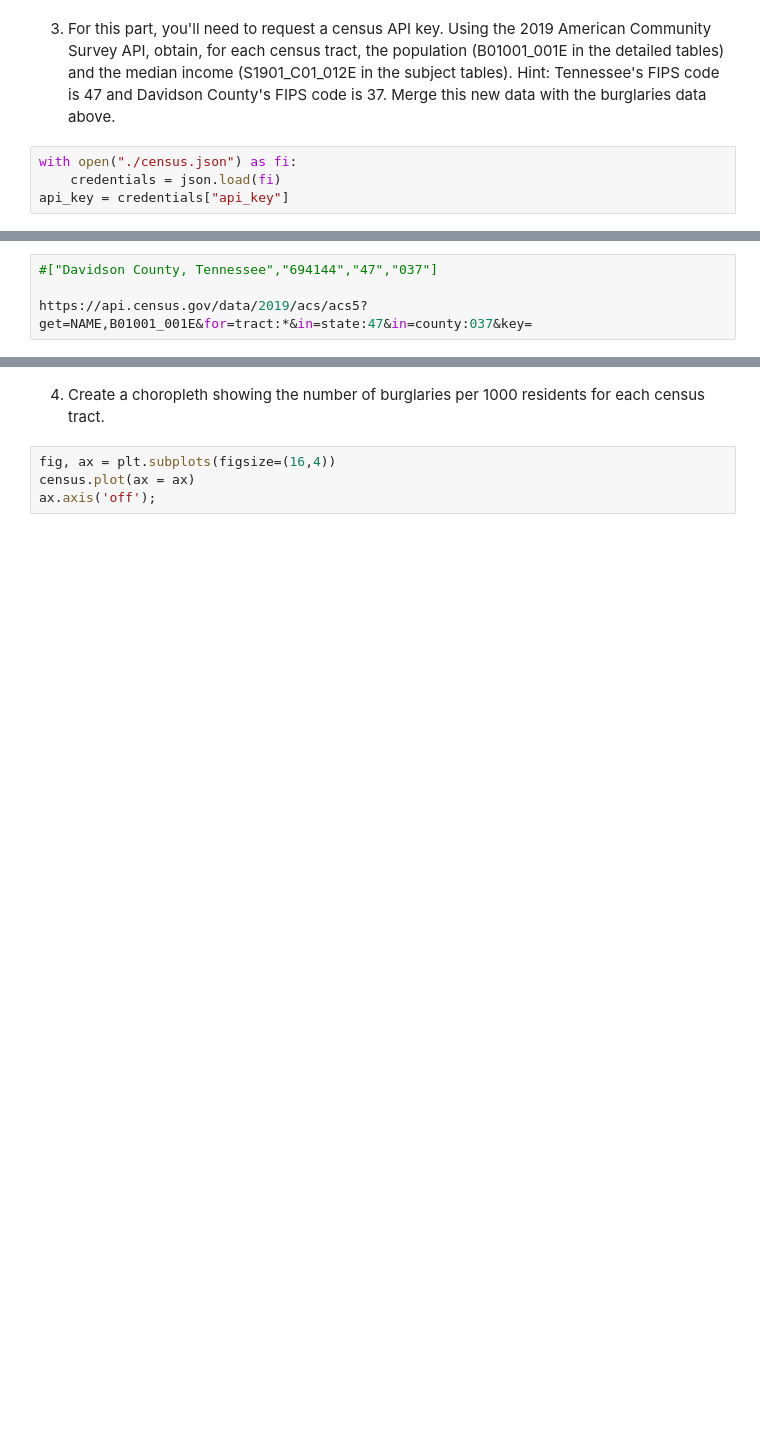
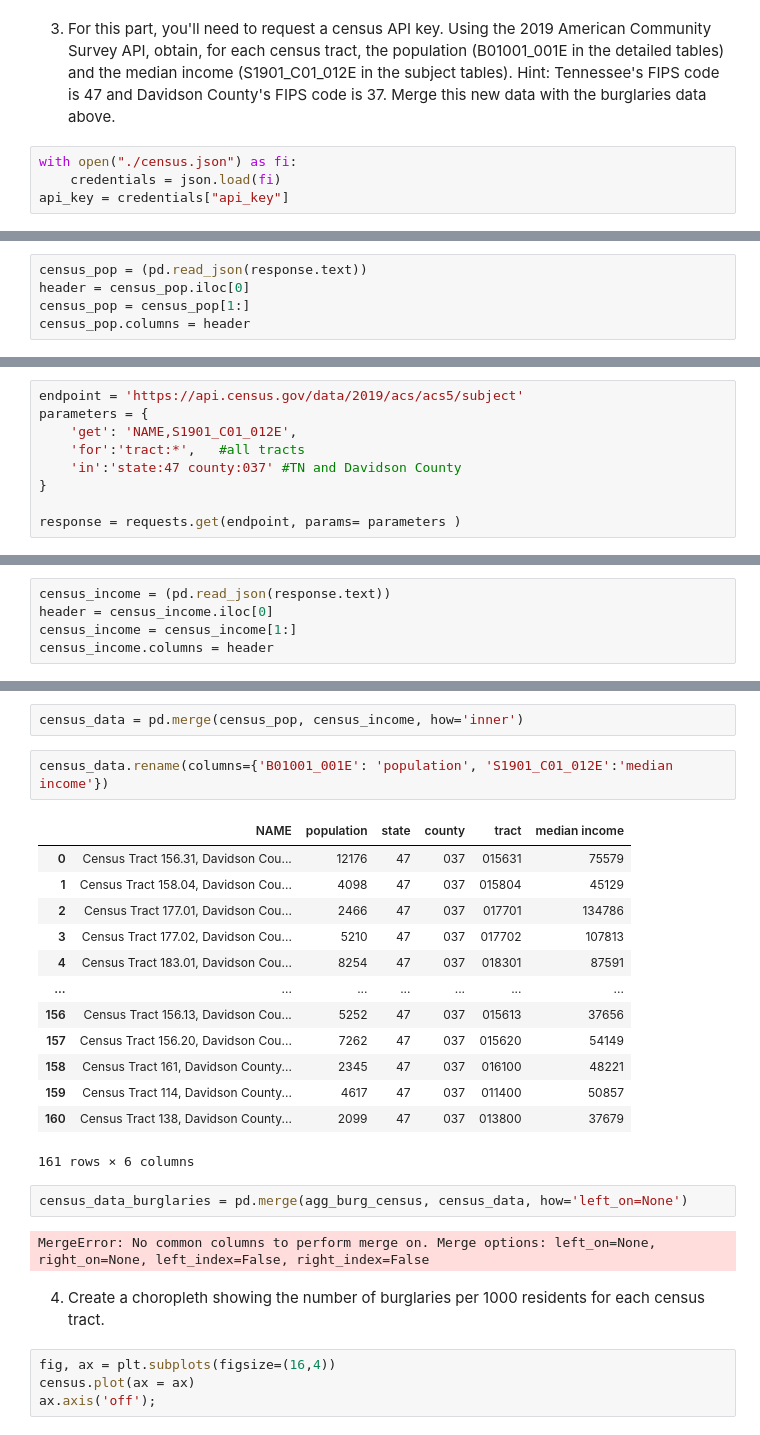
Before and after one commit to nss-data-science-cohort-5/geospatial_api-blue-barracudas, a Jupyter notebook: geospatial_jess.ipynb, the cells around one changed output, grey strips where cells are left out. Cells and saved outputs as stored; diff of their text form; blank space fills up the shorter version.

```diff
--- a/geospatial_jess.ipynb
+++ b/geospatial_jess.ipynb
@@ -180,0 +187,5 @@ SyntaxError: invalid syntax (Temp/ipykernel_13056/3772317953.py, line 7)
+# %%
+census_pop = (pd.read_json(response.text))
+header = census_pop.iloc[0]
+census_pop = census_pop[1:]
+census_pop.columns = header
@@ -181,4 +208,9 @@ SyntaxError: invalid syntax (Temp/ipykernel_13056/3772317953.py, line 7)
 # %%
-#["Davidson County, Tennessee","694144","47","037"]
+endpoint = 'https://api.census.gov/data/2019/acs/acs5/subject'
+parameters = {
+    'get': 'NAME,S1901_C01_012E',
+    'for':'tract:*',   #all tracts
+    'in':'state:47 county:037' #TN and Davidson County
+}
 
-https://api.census.gov/data/2019/acs/acs5?get=NAME,B01001_001E&for=tract:*&in=state:47&in=county:037&key=
+response = requests.get(endpoint, params= parameters )
@@ -186,0 +217,5 @@ SyntaxError: invalid syntax (Temp/ipykernel_13056/2360936253.py, line 3)
+# %%
+census_income = (pd.read_json(response.text))
+header = census_income.iloc[0]
+census_income = census_income[1:]
+census_income.columns = header
@@ -187,3 +238,25 @@ SyntaxError: invalid syntax (Temp/ipykernel_13056/2360936253.py, line 3)
+# %%
+census_data = pd.merge(census_pop, census_income, how='inner')
+# %%
+census_data.rename(columns={'B01001_001E': 'population', 'S1901_C01_012E':'median income'})
+# %% [output]
+|  | NAME | population | state | county | tract | median income |
+| 0 | Census Tract 156.31, Davidson Cou... | 12176 | 47 | 037 | 015631 | 75579 |
+| 1 | Census Tract 158.04, Davidson Cou... | 4098 | 47 | 037 | 015804 | 45129 |
+| 2 | Census Tract 177.01, Davidson Cou... | 2466 | 47 | 037 | 017701 | 134786 |
+| 3 | Census Tract 177.02, Davidson Cou... | 5210 | 47 | 037 | 017702 | 107813 |
+| 4 | Census Tract 183.01, Davidson Cou... | 8254 | 47 | 037 | 018301 | 87591 |
+| ... | ... | ... | ... | ... | ... | ... |
+| 156 | Census Tract 156.13, Davidson Cou... | 5252 | 47 | 037 | 015613 | 37656 |
+| 157 | Census Tract 156.20, Davidson Cou... | 7262 | 47 | 037 | 015620 | 54149 |
+| 158 | Census Tract 161, Davidson County... | 2345 | 47 | 037 | 016100 | 48221 |
+| 159 | Census Tract 114, Davidson County... | 4617 | 47 | 037 | 011400 | 50857 |
+| 160 | Census Tract 138, Davidson County... | 2099 | 47 | 037 | 013800 | 37679 |
+161 rows × 6 columns
+# %%
+census_data_burglaries = pd.merge(agg_burg_census, census_data, how='left_on=None')
+# %% [output]
+MergeError: No common columns to perform merge on. Merge options: left_on=None, right_on=None, left_index=False, right_index=False
 # %% [markdown]
 4. Create a choropleth showing the number of burglaries per 1000 residents for each census tract.
 # %%
```
Also changed, not shown: parts of 12 cells of this notebook.
